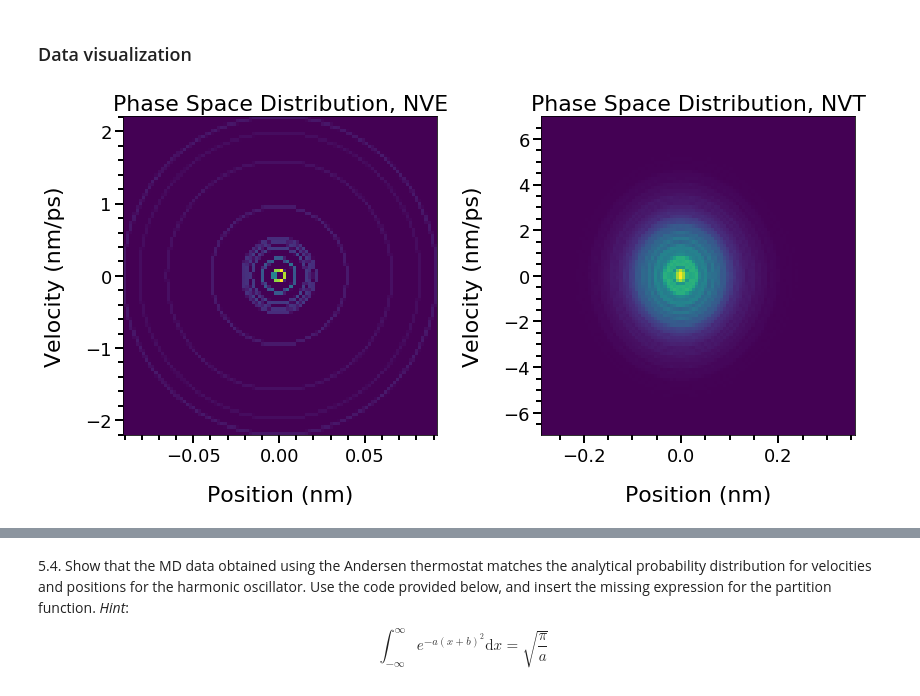
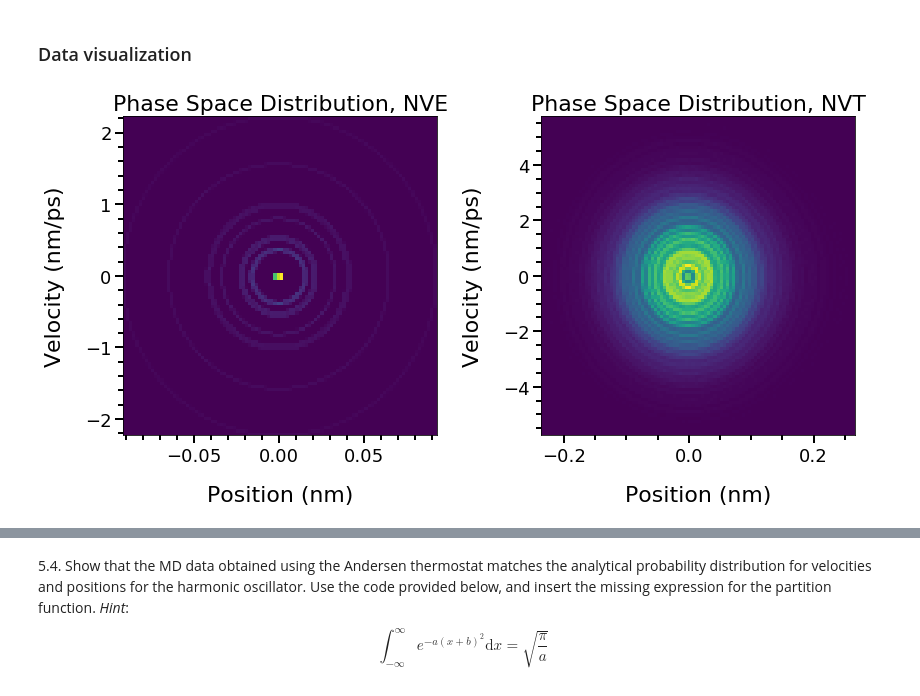
Before and after one commit to TeamOverkill/MD_lab, a Jupyter notebook: Part1_BarrierCrossing.ipynb, the cells around one changed output, grey strips where cells are left out. Saved outputs shown, nothing was run; the diff lists cells and outputs as text; code cells hidden in the pictures.

```diff
--- a/Part1_BarrierCrossing.ipynb
+++ b/Part1_BarrierCrossing.ipynb
@@ -235,18 +235,15 @@ MU = 1                                            # Collision frequency (used fo
 nve = sim.Simulator(Nstep, Nparticles, Tstep, Temperature)
 nvt = sim.Simulator(Nstep, Nparticles, Tstep, Temperature, MU)
 
-for j in range(nve.Nparticles): # Particle loop
-    nve.Velocity[j] = nve.RandomVelocity(Temperature, 1)
-    nvt.Velocity[j] = nvt.RandomVelocity(Temperature, 1)
+nve.Velocity = nve.RandomVelocity(Temperature, 1, size=nve.Nparticles)
+nvt.Velocity = nvt.RandomVelocity(Temperature, 1, size=nvt.Nparticles)
 
 for i in range(Nstep): # Main Loop for NVE simulation
-    for j in range(nve.Nparticles): # Particle loop
-        nve.VelocityVerlet_NVE(j, Potential) # integrate motion of particle j
+    nve.VelocityVerlet_NVE(Potential) # integrate motion of particles
     nve.SampleData() # sample data for step i
 
 for i in range(Nstep): # Main Loop for NVT simulation
-    for j in range(nvt.Nparticles): # Particle loop
-        nvt.VelocityVerlet_NVE(j, Potential) # integrate motion of particle j
+    nvt.VelocityVerlet_NVE(Potential) # integrate motion of particles
     nvt.Thermostat_And() # Applying thermostat to simulate in NVT
     nvt.SampleData() # sample data for step i
 
@@ -256,32 +253,32 @@ for i in range(Nstep): # Main Loop for NVT simulation
 # %%
 # Plotting phase space distributions for MD simulations (NVE and NVT)
 fig, (ax1, ax2) = plt.subplots(ncols = 2, figsize=(12,6))
 
-ax1.hist2d(nve.Data_pos.ravel(), nve.Data_vel.ravel(), normed=True, bins=100)
+ax1.hist2d(nve.Data_pos.ravel(), nve.Data_vel.ravel(), density=True, bins=100)
 
 # Graphics settings
 ax1.minorticks_on()
 ax1.tick_params(axis='both',which='minor',length=5,width=2,labelsize=18)
 ax1.tick_params(axis='both',which='major',length=8,width=2,labelsize=18)
 
 ax1.set_title(r'Phase Space Distribution, NVE', fontsize=22)
 ax1.set_ylabel(r'Velocity (nm/ps)', fontsize=22, labelpad=20)
 ax1.set_xlabel(r'Position (nm)', fontsize=22, labelpad=20)
 
-ax2.hist2d(nvt.Data_pos.ravel(), nvt.Data_vel.ravel(), normed=True, bins=100)
+ax2.hist2d(nvt.Data_pos.ravel(), nvt.Data_vel.ravel(), density=True, bins=100)
 
 # Graphics settings
 ax2.minorticks_on()
 ax2.tick_params(axis='both',which='minor',length=5,width=2,labelsize=18)
 ax2.tick_params(axis='both',which='major',length=8,width=2,labelsize=18)
 
 ax2.set_title(r'Phase Space Distribution, NVT', fontsize=22)
 ax2.set_ylabel(r'Velocity (nm/ps)', fontsize=22, labelpad=20)
 ax2.set_xlabel(r'Position (nm)', fontsize=22, labelpad=20)
 
 fig.tight_layout()
 # %% [output]
-[figure, old version]
+[figure, new version]
 # %%
 # SIMULATION SETTINGS, MC-simulation
 Temperature = 300                                 # [K]
```
Also changed, not shown: parts of 11 cells of this notebook, 2 other files.
